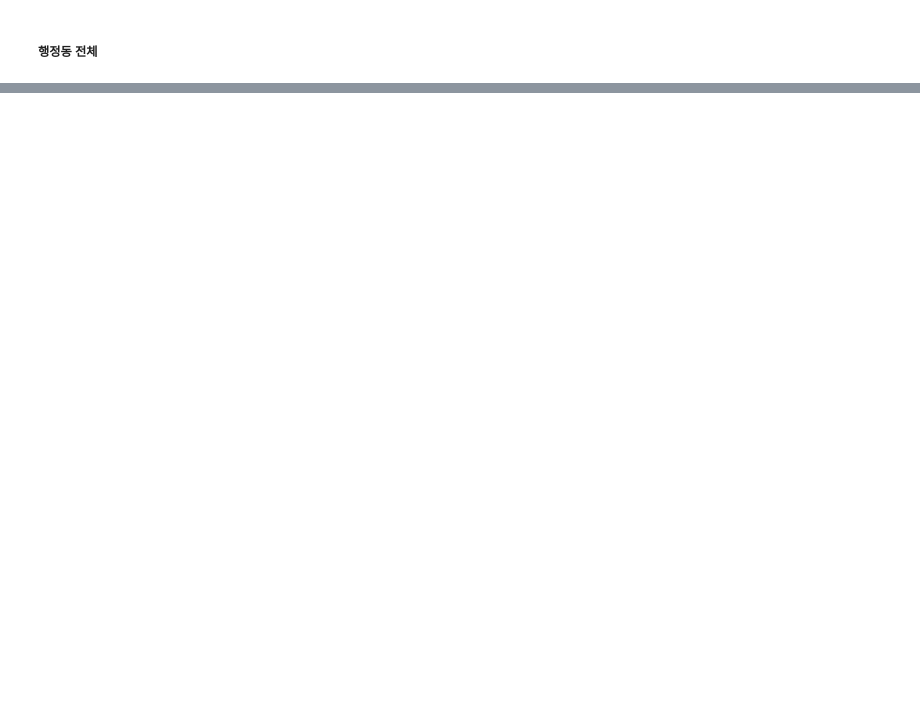
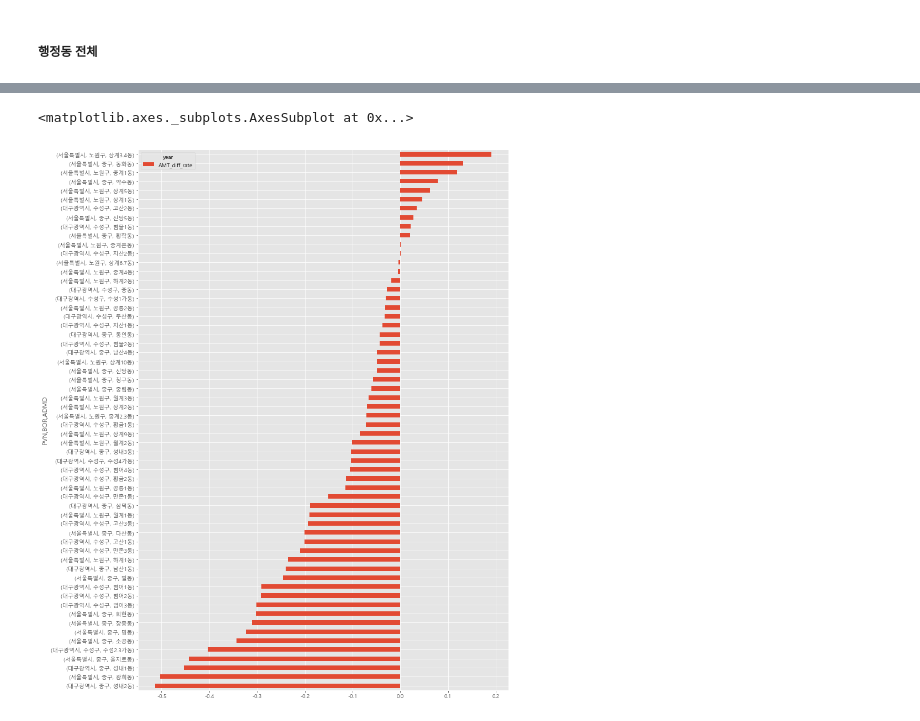
Before and after one commit to minkithub/bigcon2020, a Jupyter notebook: Jaewon/simple_EDA_유통.ipynb, the cells around one changed output, grey strips where cells are left out. Saved outputs shown, nothing was run; the diff lists cells and outputs as text; code cells hidden in the pictures; blank space fills up the shorter version.

```diff
--- a/Jaewon/simple_EDA_유통.ipynb
+++ b/Jaewon/simple_EDA_유통.ipynb
@@ -656,0 +888,12 @@ sns.heatmap(by_category.groupby('ANTC_ITEM_LCLS_NM').mean().drop(['BOR','ANTC_IT
+# %%
+#
+AMT_diff.set_index(['PVN','BOR','ADMD']).\
+        drop(['AMT_Total_2019', 'AMT_Total_2020', 'AMT_diff'], axis=1).\
+        sort_values(by='AMT_diff_rate', ascending=True).\
+        plot(
+                kind='barh',
+                figsize=(12,18)
+            )
+# %% [output]
+<matplotlib.axes._subplots.AxesSubplot at 0x...>
+[figure, added]
```
Also changed, not shown: parts of 37 cells of this notebook.
